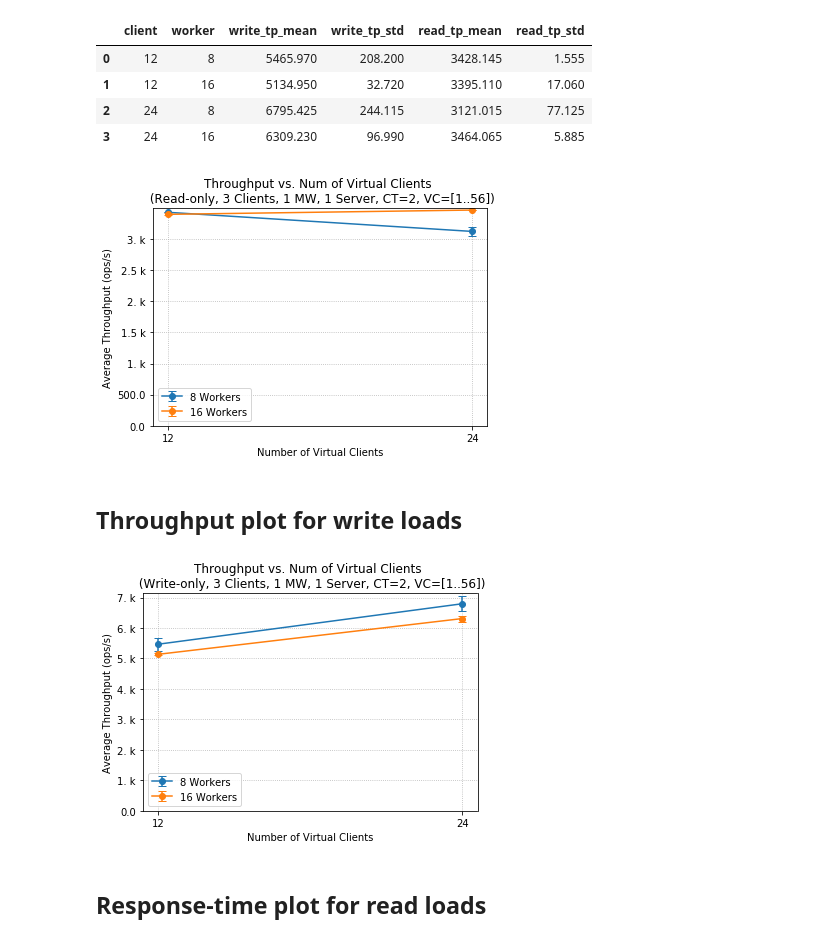
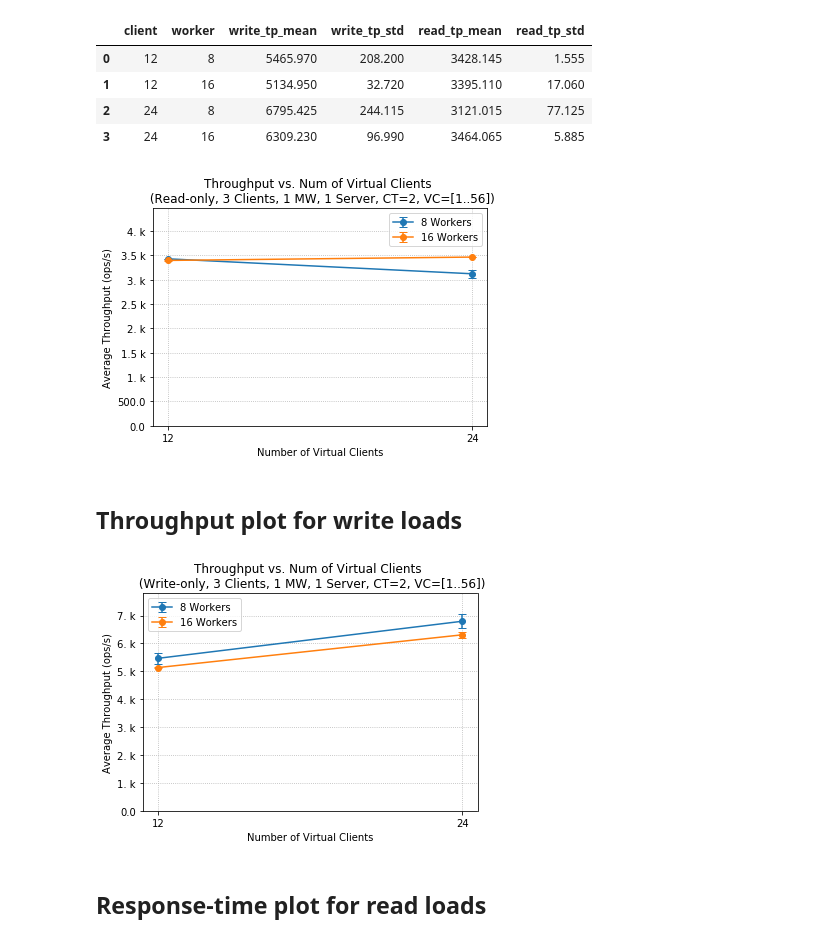
Before and after one commit to florianmorath/ASL_project, a Jupyter notebook: scripts/2_BaselineWithMW/plot_mem-logs_one_mw.ipynb, the cells around one changed output. Drawn from its saved outputs; the diff is of its cells as text; code cells hidden in the pictures.

```diff
--- a/scripts/2_BaselineWithMW/plot_mem-logs_one_mw.ipynb
+++ b/scripts/2_BaselineWithMW/plot_mem-logs_one_mw.ipynb
@@ -10,7 +10,7 @@ import pandas as pd
 ## Adjust date of processed csv files
 # %%
 date = '2018-11-02_12h11'
-worker_list = [8,16]
+worker_list = [8,16,32,64]
 base_path = '/Users/florianmorath/Desktop/ASL_project/scripts/2_BaselineWithMW/processed_data/one_mw/' + date + '/'
 # %% [markdown]
 ## Throughput plot for read loads
@@ -52,7 +52,7 @@ plt.grid(linestyle = "dotted")
 plt.ylabel("Average Throughput (ops/s)")
 plt.xlabel("Number of Virtual Clients")
 plt.xticks([0] + np.array(vcs))
-plt.ylim(bottom=0)
+plt.ylim(bottom=0, top=1e3+np.max(df_tp['read_tp_mean']))
 plt.legend()
 
 ax = plt.gca()
@@ -61,37 +61,37 @@ ax.yaxis.set_major_formatter(tick.FuncFormatter(y_fmt))
 plt.show()
 f.savefig("/Users/florianmorath/Desktop/ASL_project/scripts/2_BaselineWithMW/processed_data/one_mw/"+date+"/one_mw_mem_tp_read.png", dpi = 150)
 # %% [output]
-[figure, old version]
+[figure, new version]
 # %% [markdown]
 ## Throughput plot for write loads
 # %%
 f = plt.figure()
 plt.title("Throughput vs. Num of Virtual Clients \n (Write-only, 3 Clients, 1 MW, 1 Server, CT=2, VC=[1..56])")
 
 for worker in worker_list:
     # extract values of interest
     df_tp_read_cut = df_tp[(df_tp.worker == worker)]
 
     vcs = df_tp_read_cut['client']
     tps = df_tp_read_cut['write_tp_mean']
     std = df_tp_read_cut['write_tp_std']
 
     plt.errorbar(x = vcs, y = tps, yerr = std, label = "{} Workers".format(worker), capsize = 4, marker='o')
 
 plt.grid(linestyle = "dotted")
 plt.ylabel("Average Throughput (ops/s)")
 plt.xlabel("Number of Virtual Clients")
 plt.xticks([0] + np.array(vcs))
-plt.ylim(bottom=0)
+plt.ylim(bottom=0, top=1e3+np.max(df_tp['write_tp_mean']))
 plt.legend()
 
 ax = plt.gca()
 ax.yaxis.set_major_formatter(tick.FuncFormatter(y_fmt))
 
 plt.show()
 f.savefig("/Users/florianmorath/Desktop/ASL_project/scripts/2_BaselineWithMW/processed_data/one_mw/"+date+"/one_mw_mem_tp_write.png", dpi = 150)
 # %% [output]
-[figure, old version]
+[figure, new version]
 # %% [markdown]
 ## Response-time plot for read loads
 # %%
```
Also changed, not shown: parts of 2 cells of this notebook, 12 other files.
